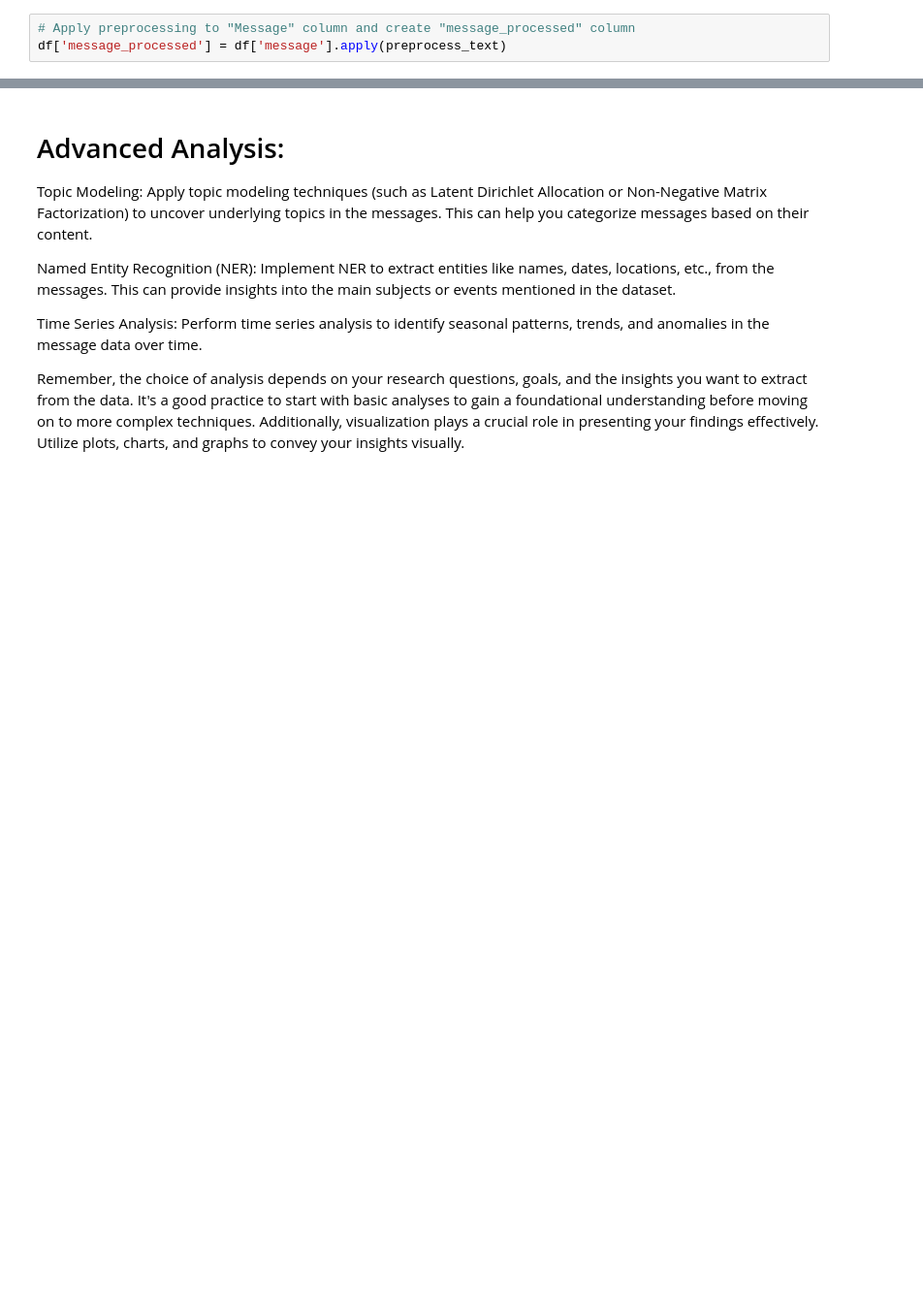
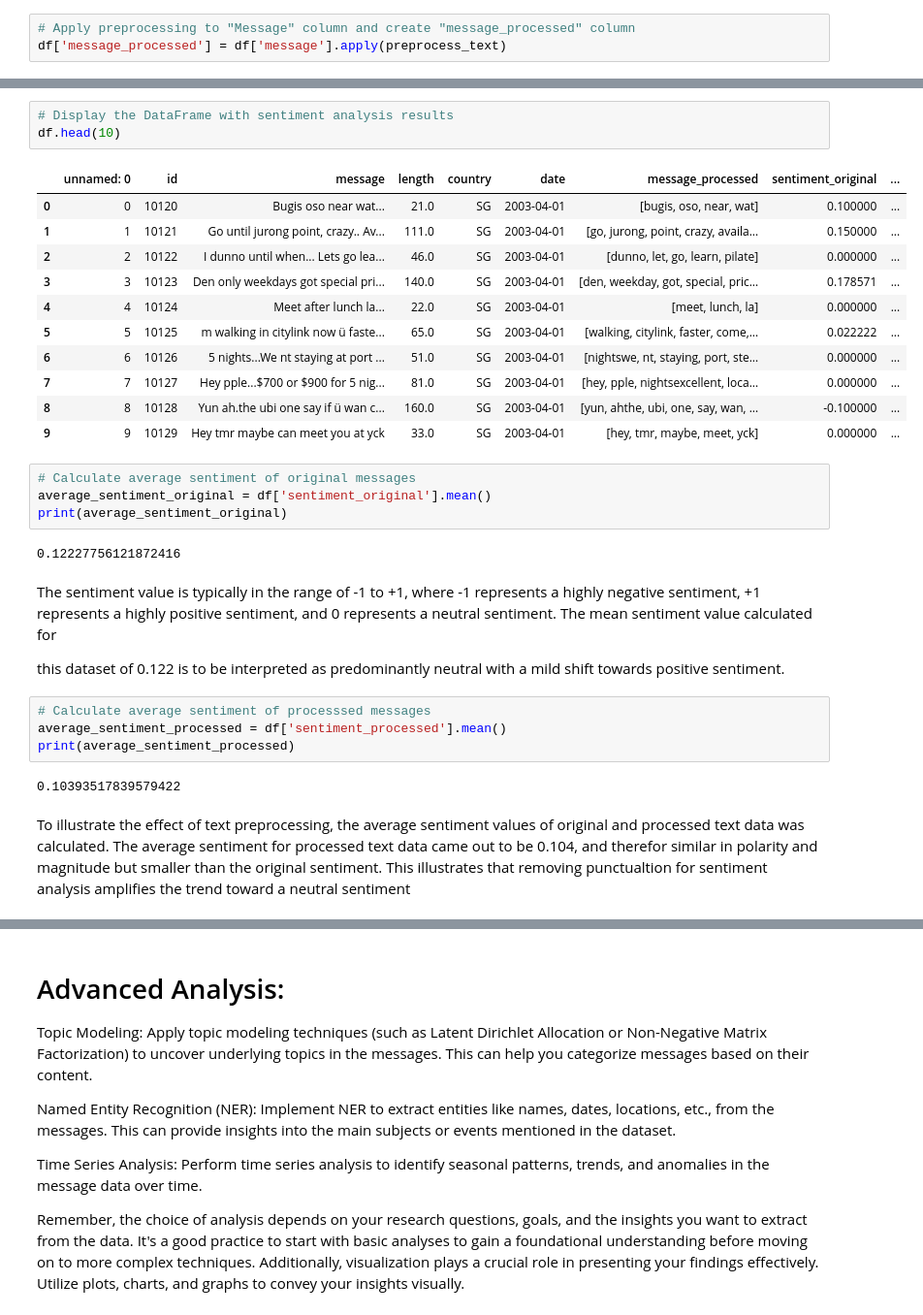
Before and after one commit to reneebrecht/Text-Message-Analysis, a Jupyter notebook: Workbook.ipynb, the cells around one changed output, grey strips where cells are left out. Shown at 97% size. Drawn from its saved outputs; the diff is of its cells as text; blank space fills up the shorter version.

```diff
--- a/Workbook.ipynb
+++ b/Workbook.ipynb
@@ -232,0 +248,33 @@ df.head(45)
+# %%
+# Display the DataFrame with sentiment analysis results
+df.head(10)
+# %% [output]
+|  | unnamed: 0 | id | message | length | country | date | message_processed | sentiment_original | ... |
+| 0 | 0 | 10120 | Bugis oso near wat... | 21.0 | SG | 2003-04-01 | [bugis, oso, near, wat] | 0.100000 | ... |
+| 1 | 1 | 10121 | Go until jurong point, crazy.. Av... | 111.0 | SG | 2003-04-01 | [go, jurong, point, crazy, availa... | 0.150000 | ... |
+| 2 | 2 | 10122 | I dunno until when... Lets go lea... | 46.0 | SG | 2003-04-01 | [dunno, let, go, learn, pilate] | 0.000000 | ... |
+| 3 | 3 | 10123 | Den only weekdays got special pri... | 140.0 | SG | 2003-04-01 | [den, weekday, got, special, pric... | 0.178571 | ... |
+| 4 | 4 | 10124 | Meet after lunch la... | 22.0 | SG | 2003-04-01 | [meet, lunch, la] | 0.000000 | ... |
+| 5 | 5 | 10125 | m walking in citylink now ü faste... | 65.0 | SG | 2003-04-01 | [walking, citylink, faster, come,... | 0.022222 | ... |
+| 6 | 6 | 10126 | 5 nights...We nt staying at port ... | 51.0 | SG | 2003-04-01 | [nightswe, nt, staying, port, ste... | 0.000000 | ... |
+| 7 | 7 | 10127 | Hey pple...$700 or $900 for 5 nig... | 81.0 | SG | 2003-04-01 | [hey, pple, nightsexcellent, loca... | 0.000000 | ... |
+| 8 | 8 | 10128 | Yun ah.the ubi one say if ü wan c... | 160.0 | SG | 2003-04-01 | [yun, ahthe, ubi, one, say, wan, ... | -0.100000 | ... |
+| 9 | 9 | 10129 | Hey tmr maybe can meet you at yck | 33.0 | SG | 2003-04-01 | [hey, tmr, maybe, meet, yck] | 0.000000 | ... |
+# %%
+# Calculate average sentiment of original messages
+average_sentiment_original = df['sentiment_original'].mean()
+print(average_sentiment_original)
+# %% [output]
+0.12227756121872416
+# %% [markdown]
+The sentiment value is typically in the range of -1 to +1, where -1 represents a highly negative sentiment, +1 represents a highly positive sentiment, and 0 represents a neutral sentiment. The mean sentiment value calculated for
+
+this dataset of 0.122 is to be interpreted as predominantly neutral with a mild shift towards positive sentiment.
+# %%
+# Calculate average sentiment of processsed messages
+average_sentiment_processed = df['sentiment_processed'].mean()
+print(average_sentiment_processed)
+# %% [output]
+0.10393517839579422
+# %% [markdown]
+To illustrate the effect of text preprocessing, the average sentiment values of original and processed text data was calculated. The average sentiment for processed text data came out to be 0.104, and therefor similar in polarity and magnitude but smaller than the original sentiment. This illustrates that removing punctualtion for sentiment analysis amplifies the trend toward a neutral sentiment
```
Also changed, not shown: parts of 3 cells of this notebook.
